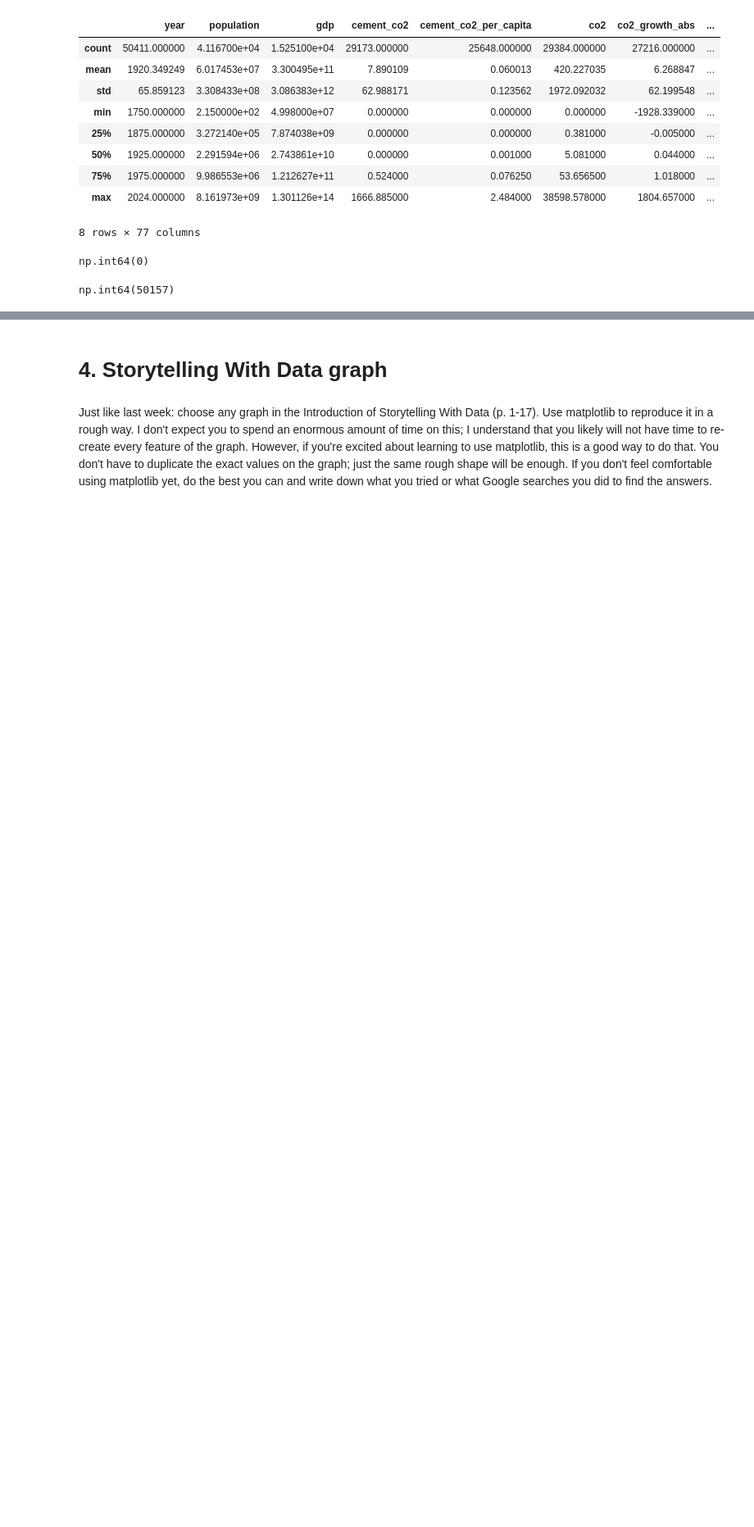
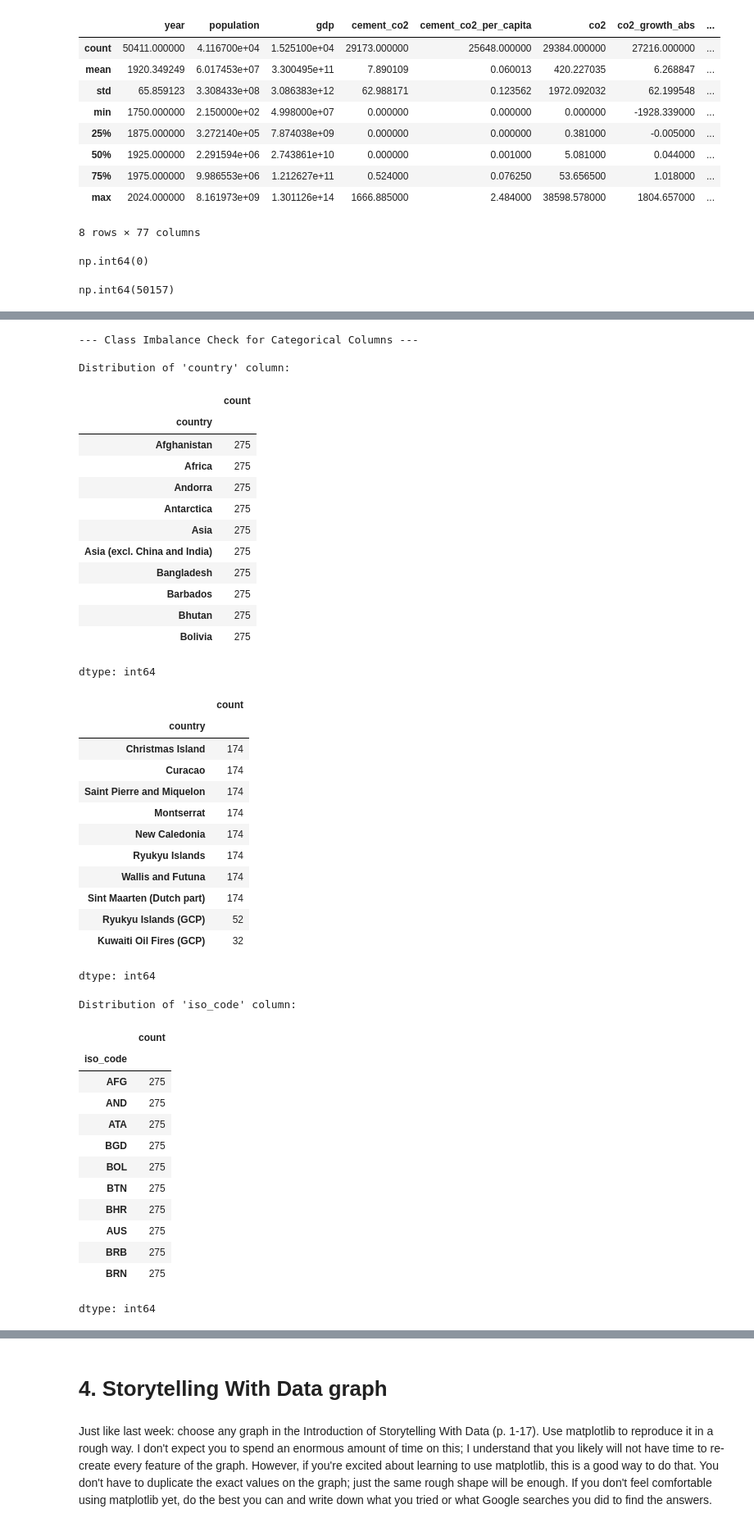
Before and after one commit to salil82/Module-B-semester-2, a Jupyter notebook: OMDS-ModB2-Week2-Deshpande-Salil.ipynb, the cells around one changed output, grey strips where cells are left out. Shown at 82% size. Cells and saved outputs as stored; diff of their text form; code cells hidden in the pictures; blank space fills up the shorter version.

```diff
--- a/OMDS-ModB2-Week2-Deshpande-Salil.ipynb
+++ b/OMDS-ModB2-Week2-Deshpande-Salil.ipynb
@@ -100,0 +254,68 @@ np.int64(50157)
+# %%
+print("\n--- Class Imbalance Check for Categorical Columns ---")
+
+# Check 'country' column
+print("\nDistribution of 'country' column:")
+country_counts = co2_df['country'].value_counts()
+display(country_counts.head(10)) # Display top 10 most frequent countries
+display(country_counts.tail(10)) # Display 10 least frequent countries
+
+# Check 'iso_code' column (if it still exists and is not entirely replaced by dummies)
+# iso_code might have already been one-hot encoded and removed, so check existence first
+if 'iso_code' in co2_df.columns:
+    print("\nDistribution of 'iso_code' column:")
+    iso_code_counts = co2_df['iso_code'].value_counts()
+    display(iso_code_counts.head(10))
+    display(iso_code_counts.tail(10))
+
+# You can also visualize these distributions if needed, for example:
+# import matplotlib.pyplot as plt
+# plt.figure(figsize=(10, 6))
+# country_counts.head(20).plot(kind='bar')
+# plt.title('Top 20 Countries by Data Points')
+# plt.ylabel('Count')
+# plt.show()
+# %% [output]
+--- Class Imbalance Check for Categorical Columns ---
+
+Distribution of 'country' column:
+|  | count |
+| country |  |
+| Afghanistan | 275 |
+| Africa | 275 |
+| Andorra | 275 |
+| Antarctica | 275 |
+| Asia | 275 |
+| Asia (excl. China and India) | 275 |
+| Bangladesh | 275 |
+| Barbados | 275 |
+| Bhutan | 275 |
+| Bolivia | 275 |
+dtype: int64
+|  | count |
+| country |  |
+| Christmas Island | 174 |
+| Curacao | 174 |
+| Saint Pierre and Miquelon | 174 |
+| Montserrat | 174 |
+| New Caledonia | 174 |
+| Ryukyu Islands | 174 |
+| Wallis and Futuna | 174 |
+| Sint Maarten (Dutch part) | 174 |
+| Ryukyu Islands (GCP) | 52 |
+| Kuwaiti Oil Fires (GCP) | 32 |
+dtype: int64
+Distribution of 'iso_code' column:
+|  | count |
+| iso_code |  |
+| AFG | 275 |
+| AND | 275 |
+| ATA | 275 |
+| BGD | 275 |
+| BOL | 275 |
+| BTN | 275 |
+| BHR | 275 |
+| AUS | 275 |
+| BRB | 275 |
+| BRN | 275 |
+dtype: int64
```
Also changed, not shown: parts of 11 cells of this notebook.
